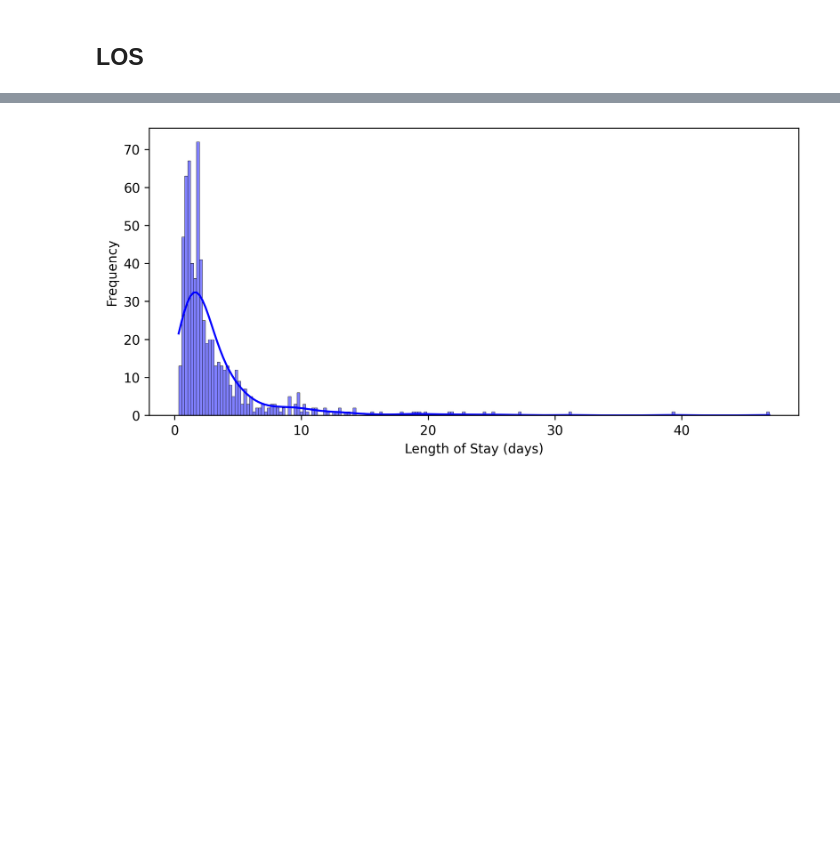
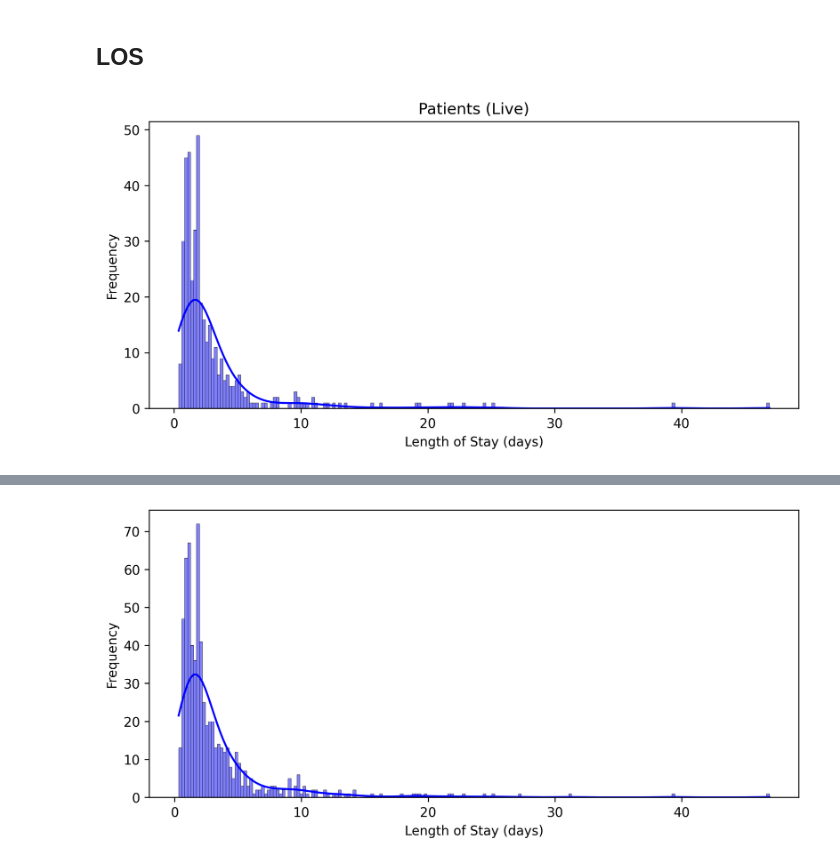
Before and after one commit to sitdownkevin/IBD-EDA, a Jupyter notebook: aes/aes_2024_data_preparation_and_statistical_test.ipynb, the cells around one changed output, grey strips where cells are left out. Saved outputs shown, nothing was run; the diff lists cells and outputs as text; code cells hidden in the pictures; blank space fills up the shorter version.

```diff
--- a/aes/aes_2024_data_preparation_and_statistical_test.ipynb
+++ b/aes/aes_2024_data_preparation_and_statistical_test.ipynb
@@ -116,0 +142,3 @@ data.drop(columns=['subject_id', 'uc_cd'], inplace=True)
+# %%
+data_live = data[data.mortality == 0]
+data_dead = data[data.mortality == 1]
@@ -167,3 +199,18 @@ Index(['los', 'gender', 'age', 'heart_rate', 'respiratory_rate', 'hematocrit',
       dtype='object')
 # %% [markdown]
 ## LOS
+# %%
+# 绘制直方图，可以通过调整bins的数量、颜色等参数来美化图表
+# kde参数为True会添加一个核密度估计（KDE）线
+plt.figure(figsize=(9,4), dpi=300)
+sns.histplot(data_live.los, bins=200, color="blue", kde=True)
+
+# 添加标题和标签
+plt.title('Patients (Live)')
+plt.xlabel('Length of Stay (days)')
+plt.ylabel('Frequency')
+
+# 显示图表
+plt.show()
+# %% [output]
+[figure, added]
```
Also changed, not shown: parts of 7 cells of this notebook, 1 other file.
